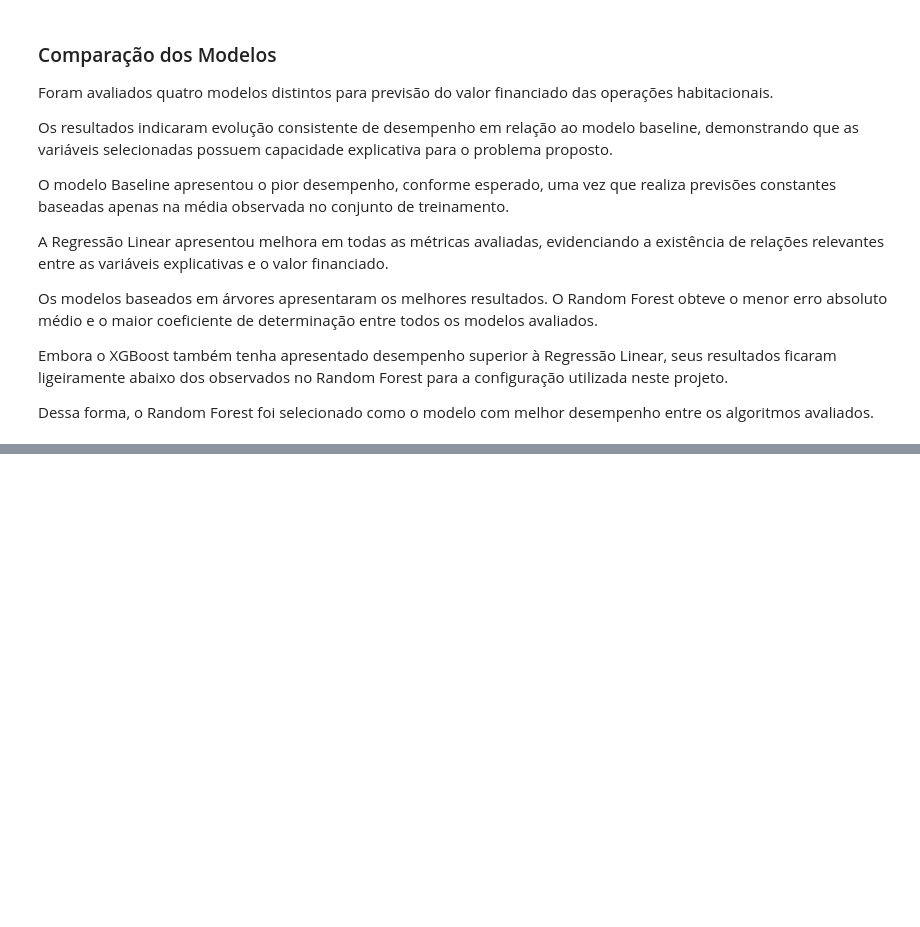
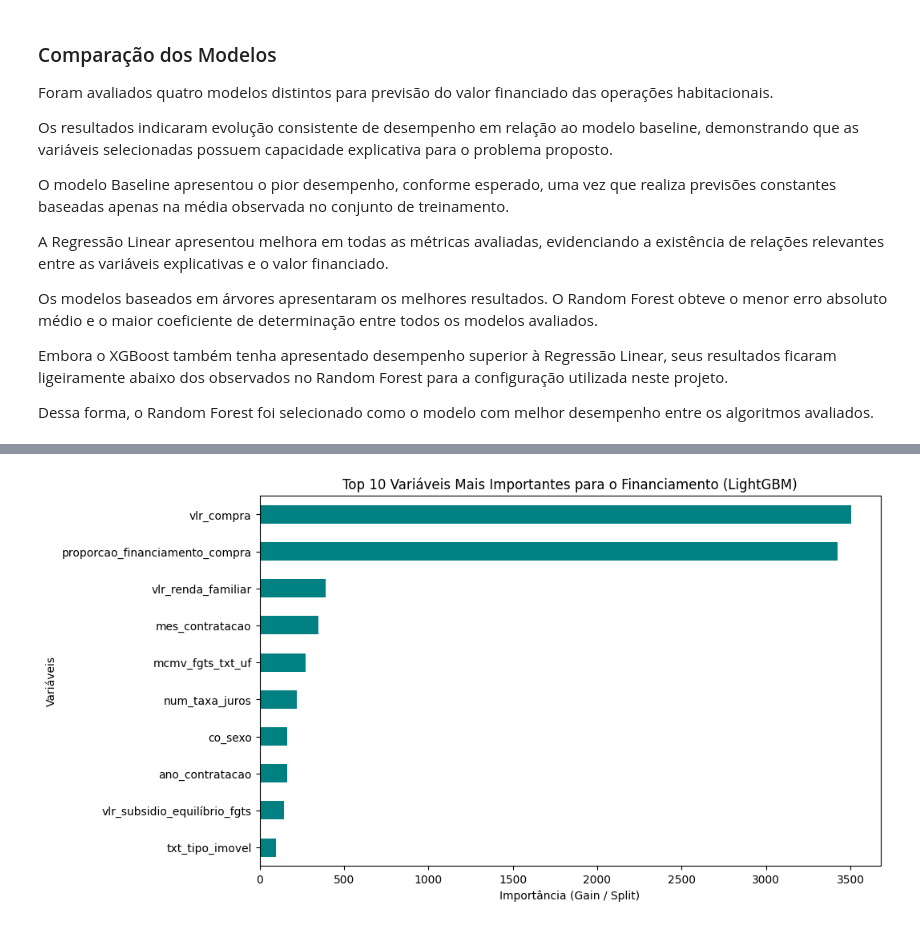
Before and after one commit to leonatya/mcmv-machine-learning, a Jupyter notebook: notebooks/MCMV.ipynb, the cells around one changed output, grey strips where cells are left out. Cells and saved outputs as stored; diff of their text form; code cells hidden in the pictures; blank space fills up the shorter version.

Commit message:
Conclui modelagem com LightGbm e simulação para 2027

```diff
--- a/notebooks/MCMV.ipynb
+++ b/notebooks/MCMV.ipynb
@@ -2074,0 +2118,22 @@ Dessa forma, o Random Forest foi selecionado como o modelo com melhor desempenho
+# %%
+# Célula de Código: Modelo Baseline (Ridge Regression)
+
+# Selecionando apenas colunas numéricas para o baseline
+num_cols = X_train.select_dtypes(include=[np.number]).columns.tolist()
+
+X_tr_num = X_train[num_cols].fillna(0)
+X_te_num = X_test[num_cols].fillna(0)
+
+baseline = Ridge(alpha=1.0)
+baseline.fit(X_tr_num, y_train)
+
+y_pred_base = baseline.predict(X_te_num)
+
+mae_base = mean_absolute_error(y_test, y_pred_base)
+rmse_base = np.sqrt(mean_squared_error(y_test, y_pred_base))
+r2_base = r2_score(y_test, y_pred_base)
+
+print("--- DESEMPENHO DO MODELO BASELINE ---")
+print(f"MAE:  R$ {mae_base:,.2f}")
+print(f"RMSE: R$ {rmse_base:,.2f}")
+print(f"R²:   {r2_base:.4f}")
@@ -2074,0 +2236,17 @@ Dessa forma, o Random Forest foi selecionado como o modelo com melhor desempenho
+# %%
+# Célula de Código: Gráfico de Importância das Variáveis
+import matplotlib.pyplot as plt
+import seaborn as plt_sns
+import pandas as pd
+
+# Usamos as colunas de X_train que representam exatamente as features usadas no treinamento
+importances = pd.Series(lgb_model.feature_importances_, index=X_train.columns)
+plt.figure(figsize=(10, 6))
+importances.nlargest(10).plot(kind='barh', color='teal')
+plt.title('Top 10 Variáveis Mais Importantes para o Financiamento (LightGBM)')
+plt.xlabel('Importância (Gain / Split)')
+plt.ylabel('Variáveis')
+plt.gca().invert_yaxis()
+plt.show()
+# %% [output]
+[figure, added]
```
Also changed, not shown: parts of 7 cells of this notebook.
